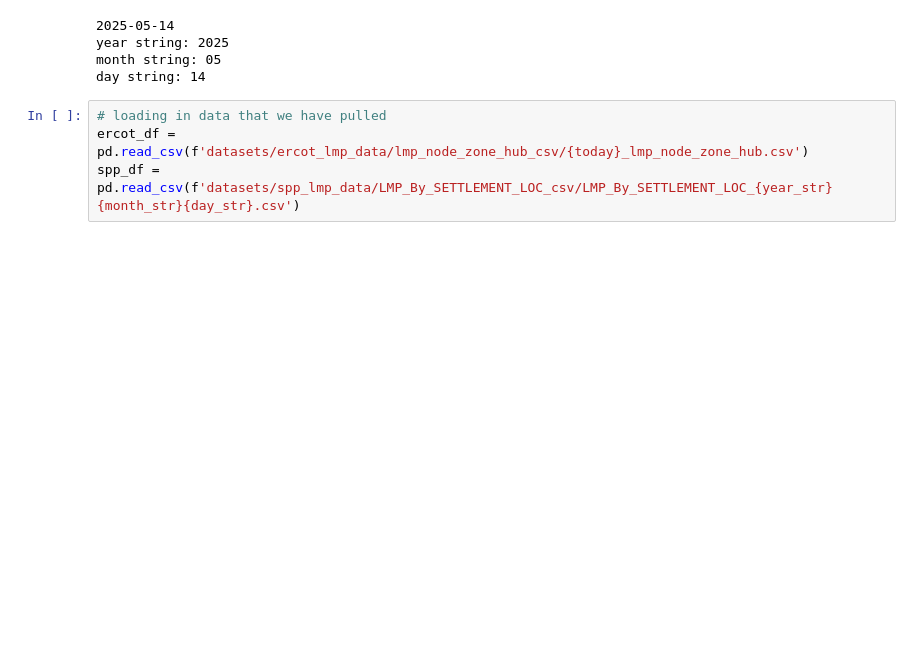
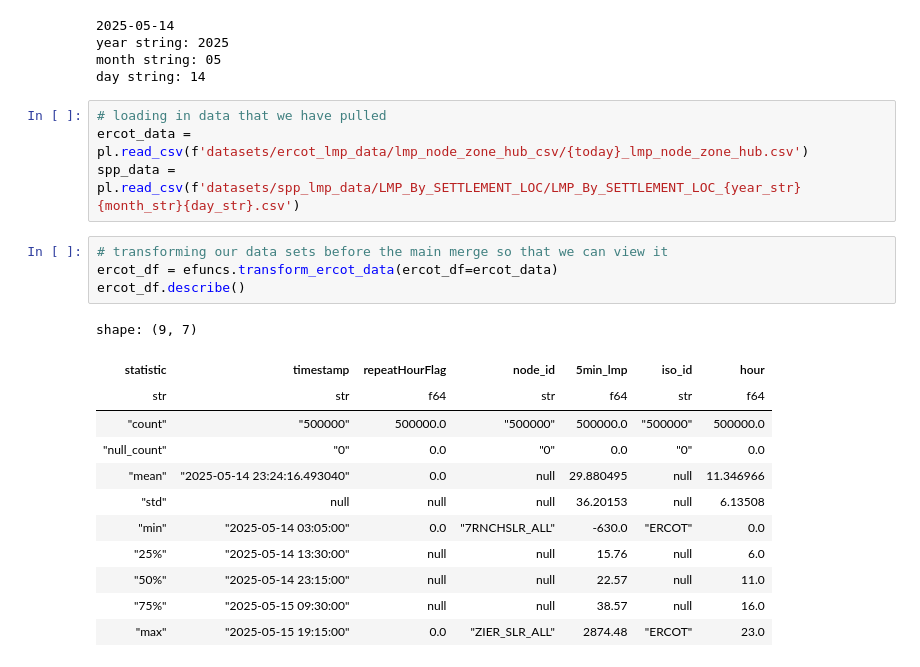
Before and after one commit to aangelsalazarr/us_electricity_pricing, a Jupyter notebook: unifying_data_silos.ipynb, the cells around one changed output. Drawn from its saved outputs; the diff is of its cells as text; blank space fills up the shorter version.

```diff
--- a/unifying_data_silos.ipynb
+++ b/unifying_data_silos.ipynb
@@ -36,5 +39,22 @@ month string: 05
 day string: 14
 # %%
 # loading in data that we have pulled
-ercot_df = pd.read_csv(f'datasets/ercot_lmp_data/lmp_node_zone_hub_csv/{today}_lmp_node_zone_hub.csv')
-spp_df = pd.read_csv(f'datasets/spp_lmp_data/LMP_By_SETTLEMENT_LOC_csv/LMP_By_SETTLEMENT_LOC_{year_str}{month_str}{day_str}.csv')
+ercot_data = pl.read_csv(f'datasets/ercot_lmp_data/lmp_node_zone_hub_csv/{today}_lmp_node_zone_hub.csv')
+spp_data = pl.read_csv(f'datasets/spp_lmp_data/LMP_By_SETTLEMENT_LOC/LMP_By_SETTLEMENT_LOC_{year_str}{month_str}{day_str}.csv')
+# %%
+# transforming our data sets before the main merge so that we can view it
+ercot_df = efuncs.transform_ercot_data(ercot_df=ercot_data)
+ercot_df.describe()
+# %% [output]
+shape: (9, 7)
+| statistic | timestamp | repeatHourFlag | node_id | 5min_lmp | iso_id | hour |
+| str | str | f64 | str | f64 | str | f64 |
+| "count" | "500000" | 500000.0 | "500000" | 500000.0 | "500000" | 500000.0 |
+| "null_count" | "0" | 0.0 | "0" | 0.0 | "0" | 0.0 |
+| "mean" | "2025-05-14 23:24:16.493040" | 0.0 | null | 29.880495 | null | 11.346966 |
+| "std" | null | null | null | 36.20153 | null | 6.13508 |
+| "min" | "2025-05-14 03:05:00" | 0.0 | "7RNCHSLR_ALL" | -630.0 | "ERCOT" | 0.0 |
+| "25%" | "2025-05-14 13:30:00" | null | null | 15.76 | null | 6.0 |
+| "50%" | "2025-05-14 23:15:00" | null | null | 22.57 | null | 11.0 |
+| "75%" | "2025-05-15 09:30:00" | null | null | 38.57 | null | 16.0 |
+| "max" | "2025-05-15 19:15:00" | 0.0 | "ZIER_SLR_ALL" | 2874.48 | "ERCOT" | 23.0 |
```
Also changed, not shown: parts of 2 cells of this notebook.
